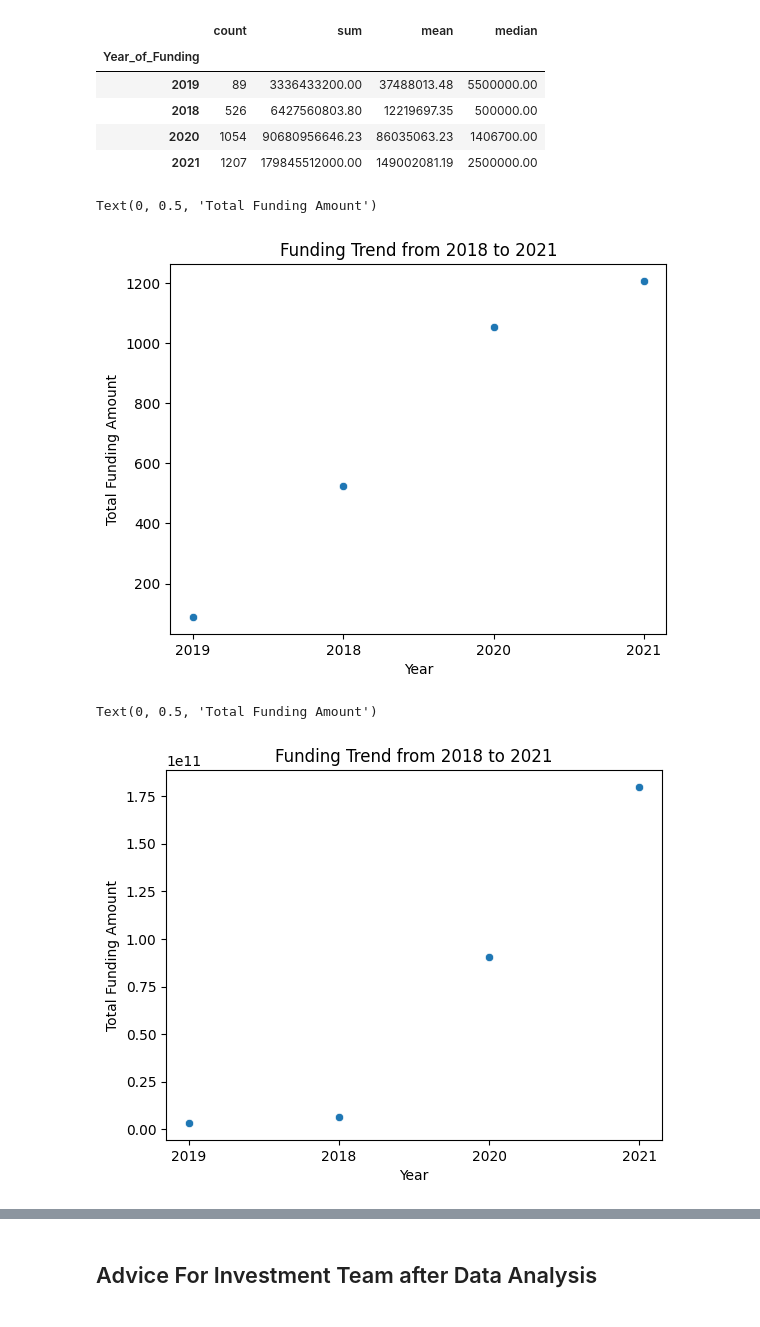
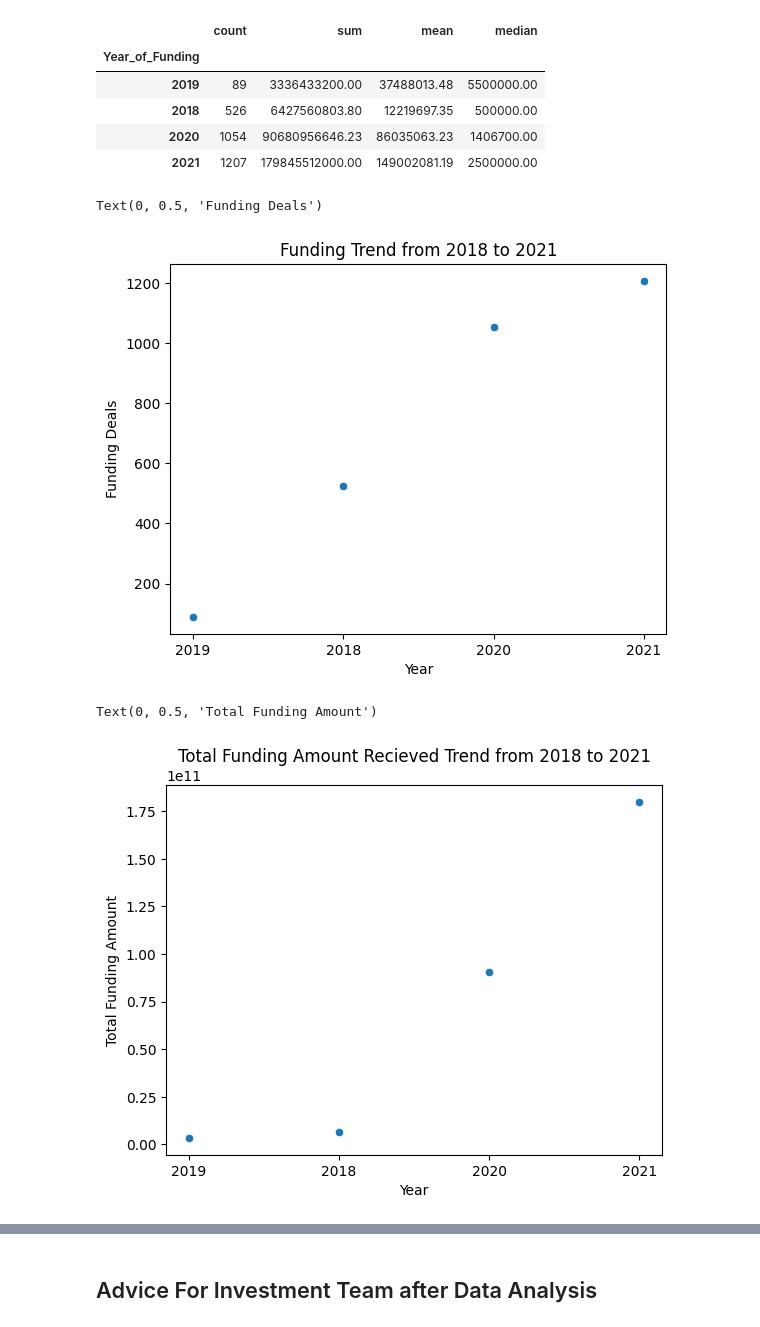
Before and after one commit to kbay9/Indian-startup-funding-analyses-with-python, a Jupyter notebook: DataAnalysis_Step_By_Step_Guide.ipynb, the cells around one changed output, grey strips where cells are left out. Saved outputs shown, nothing was run; the diff lists cells and outputs as text; code cells hidden in the pictures.

```diff
--- a/DataAnalysis_Step_By_Step_Guide.ipynb
+++ b/DataAnalysis_Step_By_Step_Guide.ipynb
@@ -2911,16 +2920,16 @@ amount
 sns.scatterplot(x = amount.index, y = amount["count"])
 plt.title("Funding Trend from 2018 to 2021")
 plt.xlabel("Year")
-plt.ylabel("Total Funding Amount")
+plt.ylabel("Funding Deals")
 # %% [output]
-Text(0, 0.5, 'Total Funding Amount')
+Text(0, 0.5, 'Funding Deals')
-[figure, old version]
+[figure, new version]
 # %%
 sns.scatterplot(x = amount.index, y = amount["sum"])
-plt.title("Funding Trend from 2018 to 2021")
+plt.title("Total Funding Amount Recieved Trend from 2018 to 2021")
 plt.xlabel("Year")
 plt.ylabel("Total Funding Amount")
 # %% [output]
 Text(0, 0.5, 'Total Funding Amount')
-[figure, old version]
+[figure, new version]
 # %% [markdown]
```
Also changed, not shown: parts of 5 cells of this notebook.
